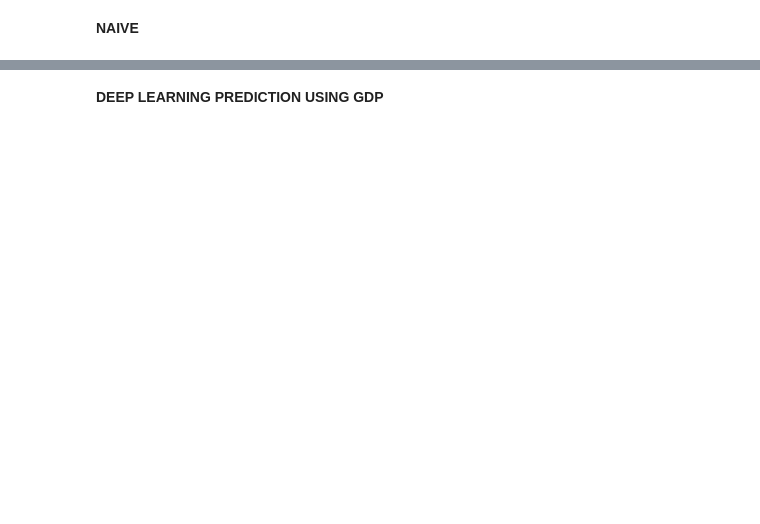
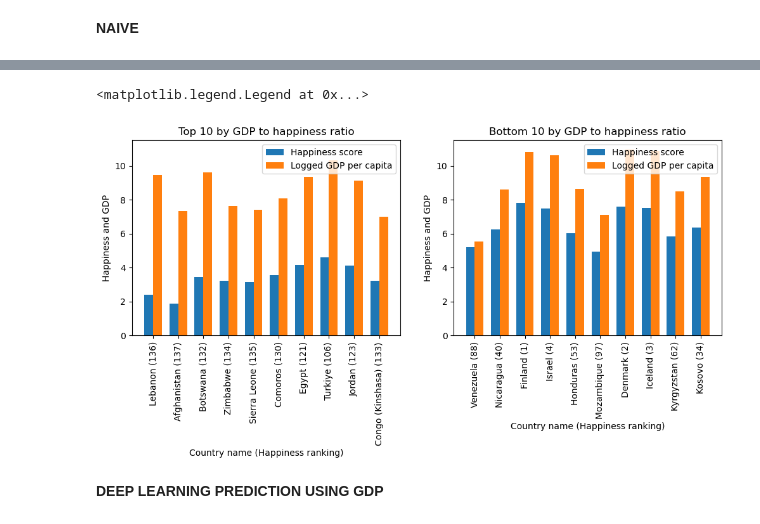
Before and after one commit to yilongsong/economy-happiness, a Jupyter notebook: analyzer.ipynb, the cells around one changed output, grey strips where cells are left out. Saved outputs shown, nothing was run; the diff lists cells and outputs as text; code cells hidden in the pictures; blank space fills up the shorter version.

```diff
--- a/analyzer.ipynb
+++ b/analyzer.ipynb
@@ -86,3 +78,34 @@ plt.show()
+# %%
+fig, axs = plt.subplots(1, 2, figsize=(12,4))
+axs[0].get_shared_y_axes().join(axs[0], axs[1])
+
+labels_0 = [name+' ('+str(dataframe.loc[dataframe['Country name']==name].index[0]+1)+')'
+            for name in top_ten_ratio['Country name']]
+index = [i for i in range(0,10)]
+axs[0].bar(index, top_ten_ratio['Ladder score'], 0.35, label = "Happiness score")
+# axs[1,0].bar([i+0.35 for i in index], math.e**top_ten_ratio['Logged GDP per capita'], 0.35, label='Logged GDP per capita')
+axs[0].bar([i+0.35 for i in index], top_ten_ratio['Logged GDP per capita'], 0.35, label='Logged GDP per capita')
+axs[0].set_ylabel('Happiness and GDP')
+axs[0].set_xlabel('Country name (Happiness ranking)')
+axs[0].set_title('Top 10 by GDP to happiness ratio')
+axs[0].set_xticks([i+(0.35/2) for i in index])
+axs[0].set_xticklabels(labels_0, rotation=90)
+axs[0].legend()
+
+labels_1 = [name+' ('+str(dataframe.loc[dataframe['Country name']==name].index[0]+1)+')'
+            for name in last_ten_ratio['Country name']]
+axs[1].bar(index, last_ten_ratio['Ladder score'], 0.35, label = "Happiness score")
+#axs[1,1].bar([i+0.35 for i in index], math.e**last_ten_ratio['Logged GDP per capita'], 0.35, label='Logged GDP per capita')
+axs[1].bar([i+0.35 for i in index], last_ten_ratio['Logged GDP per capita'], 0.35, label='Logged GDP per capita')
+axs[1].set_ylabel('Happiness and GDP')
+axs[1].set_xlabel('Country name (Happiness ranking)')
+axs[1].set_title('Bottom 10 by GDP to happiness ratio')
+axs[1].set_xticks([i+(0.35/2) for i in index])
+axs[1].set_xticklabels(labels_1, rotation=90)
+axs[1].legend()
+# %% [output]
+<matplotlib.legend.Legend at 0x...>
+[figure, added]
 # %% [markdown]
 **DEEP LEARNING PREDICTION USING GDP**
 # %%
```
Also changed, not shown: parts of 30 cells of this notebook, 18 other files.
